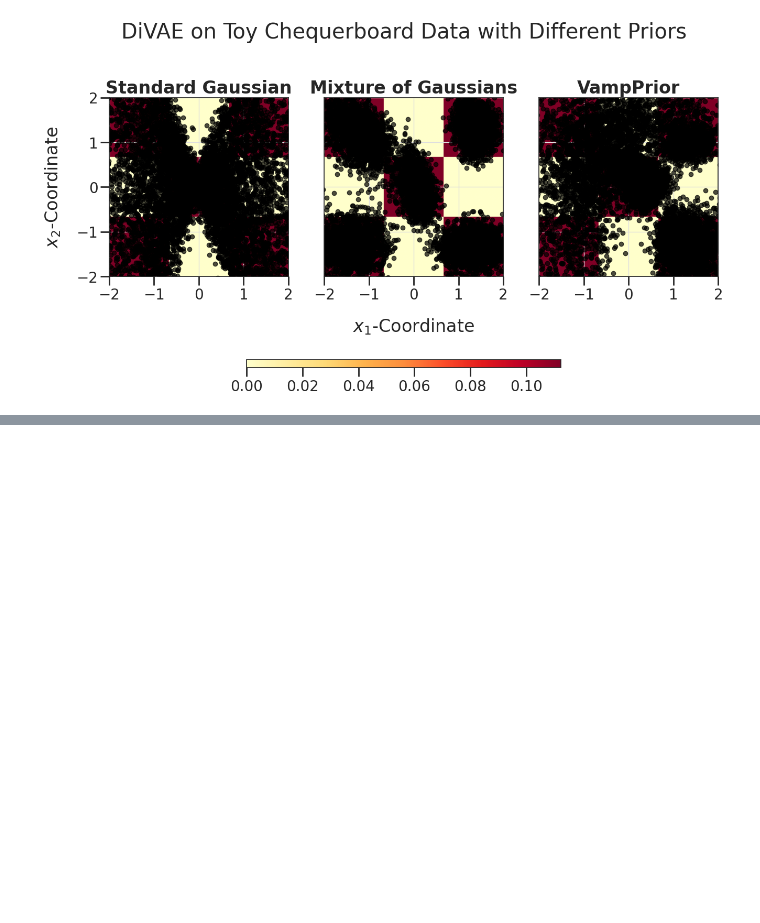
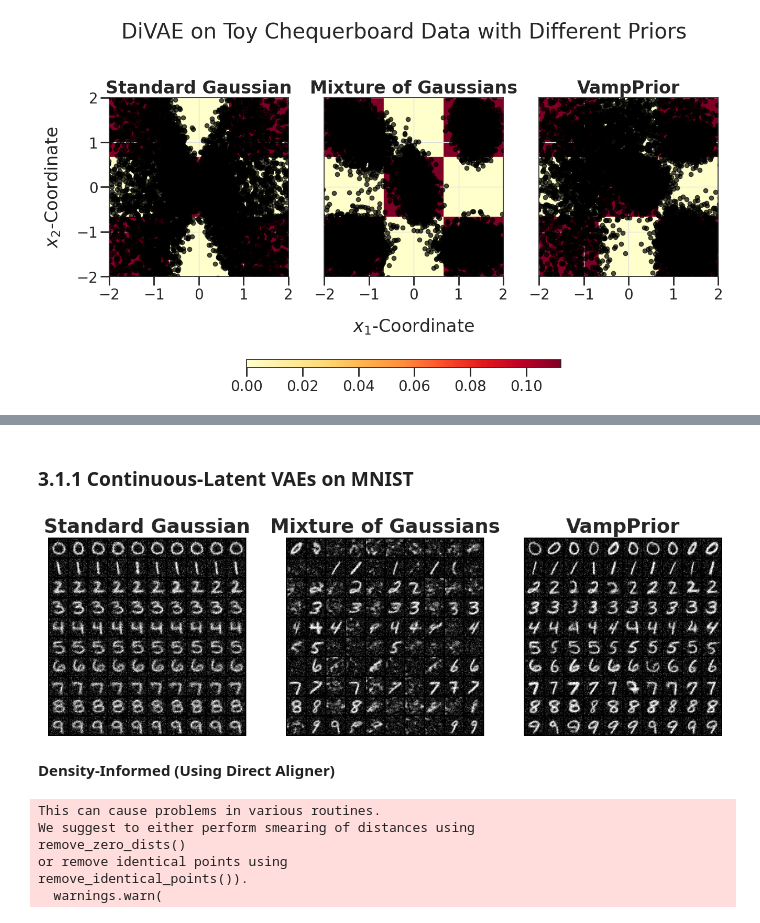
Before and after one commit to zuvale/ggdl_self_learn, a Jupyter notebook: experiments/autoencoder.ipynb, the cells around one changed output, grey strips where cells are left out. Saved outputs shown, nothing was run; the diff lists cells and outputs as text; code cells hidden in the pictures; blank space fills up the shorter version.

Commit message:
⚗️ trained VAEs with different priors on MNIST

```diff
--- a/experiments/autoencoder.ipynb
+++ b/experiments/autoencoder.ipynb
@@ -637,11 +641,6 @@ for i, prior_type in enumerate(["std", "mog", "vamp"]):
 # %%
 progress_bar.reset()
 # %%
-prior_name_map = {
-    "std": "Standard Gaussian", "mog": "Mixture of Gaussians",
-    "vamp": "VampPrior"
-}
-
 coordinates = [
     [[x,y] for x in np.linspace(*toy.xlim, 1000)]
     for y in np.linspace(*toy.ylim, 1000)
@@ -697,7 +696,7 @@ for i, prior_type in enumerate(["std", "mog", "vamp"]):
     else:
         ax.set_xlabel("$x_1$-Coordinate", labelpad=20)
 
-    ax.set_title(prior_name_map[prior_type], weight="bold")
+    ax.set_title(PRIOR_NAME_MAP[prior_type], weight="bold")
 
 ax_cbar = fig.add_subplot(gs_cbar[0])
 fig.colorbar(im, location="bottom", cax=ax_cbar)
@@ -809,11 +808,6 @@ for i, prior_type in enumerate(["std", "mog", "vamp"]):
 # %%
 progress_bar.reset()
 # %%
-prior_name_map = {
-    "std": "Standard Gaussian", "mog": "Mixture of Gaussians",
-    "vamp": "VampPrior"
-}
-
 coordinates = [
     [[x,y] for x in np.linspace(*toy.xlim, 1000)]
     for y in np.linspace(*toy.ylim, 1000)
@@ -869,7 +863,7 @@ for i, prior_type in enumerate(["std", "mog", "vamp"]):
     else:
         ax.set_xlabel("$x_1$-Coordinate", labelpad=20)
 
-    ax.set_title(prior_name_map[prior_type], weight="bold")
+    ax.set_title(PRIOR_NAME_MAP[prior_type], weight="bold")
 
 ax_cbar = fig.add_subplot(gs_cbar[0])
 fig.colorbar(im, location="bottom", cax=ax_cbar)
@@ -948,11 +942,6 @@ for i, prior_type in enumerate(["std", "mog", "vamp"]):
 # %%
 progress_bar.reset()
 # %%
-prior_name_map = {
-    "std": "Standard Gaussian", "mog": "Mixture of Gaussians",
-    "vamp": "VampPrior"
-}
-
 coordinates = [
     [[x,y] for x in np.linspace(*toy.xlim, 1000)]
     for y in np.linspace(*toy.ylim, 1000)
@@ -1008,7 +997,7 @@ for i, prior_type in enumerate(["std", "mog", "vamp"]):
     else:
         ax.set_xlabel("$x_1$-Coordinate", labelpad=20)
 
-    ax.set_title(prior_name_map[prior_type], weight="bold")
+    ax.set_title(PRIOR_NAME_MAP[prior_type], weight="bold")
 
 ax_cbar = fig.add_subplot(gs_cbar[0])
 fig.colorbar(im, location="bottom", cax=ax_cbar)
@@ -1116,11 +1105,6 @@ for i, prior_type in enumerate(["std", "mog", "vamp"]):
 # %%
 progress_bar.reset()
 # %%
-prior_name_map = {
-    "std": "Standard Gaussian", "mog": "Mixture of Gaussians",
-    "vamp": "VampPrior"
-}
-
 coordinates = [
     [[x,y] for x in np.linspace(*toy.xlim, 1000)]
     for y in np.linspace(*toy.ylim, 1000)
@@ -1176,7 +1160,7 @@ for i, prior_type in enumerate(["std", "mog", "vamp"]):
     else:
         ax.set_xlabel("$x_1$-Coordinate", labelpad=20)
 
-    ax.set_title(prior_name_map[prior_type], weight="bold")
+    ax.set_title(PRIOR_NAME_MAP[prior_type], weight="bold")
 
 ax_cbar = fig.add_subplot(gs_cbar[0])
 fig.colorbar(im, location="bottom", cax=ax_cbar)
@@ -1188,0 +1353,2 @@ plt.show()
+# %% [markdown]
+### 3.1.1 Continuous-Latent VAEs on MNIST
@@ -1188,0 +1492,34 @@ plt.show()
+# %%
+epochs = 100
+latent_size = 2
+
+fig, ax = plt.subplots(nrows=1, ncols=3, figsize=(15, 10))
+
+for i, prior_type in enumerate(["std", "mog", "vamp"]):
+    img = WImage(
+        filename=SAMPLE_DIR
+            / f"mnist_vae_{prior_type}_{latent_size}_latentdim_{epochs}_n_epochs.png"
+        )
+    ax[i].imshow(img)
+    ax[i].set_title(PRIOR_NAME_MAP[prior_type], weight="bold")
+    ax[i].axis("off")
+
+plt.show()
+# %% [output]
+[figure, added]
+# %% [markdown]
+**Density-Informed (Using Direct Aligner)**
+# %%
+X = toy().sample((n_data,)).numpy()
+toy_data = Data(X)
+toy_data.compute_distances(maxk=30)
+toy_data.distances = toy_data.remove_zero_dists(toy_data.distances)
+id, id_error, id_dists = toy_data.compute_id_2NN()
+log_den, log_den_error = toy_data.compute_density_PAk()
+# %% [output]
+This can cause problems in various routines.
+We suggest to either perform smearing of distances using
+remove_zero_dists()
+or remove identical points using
+remove_identical_points()).
+  warnings.warn(
```
Also changed, not shown: parts of 18 cells of this notebook, 8 other files.
